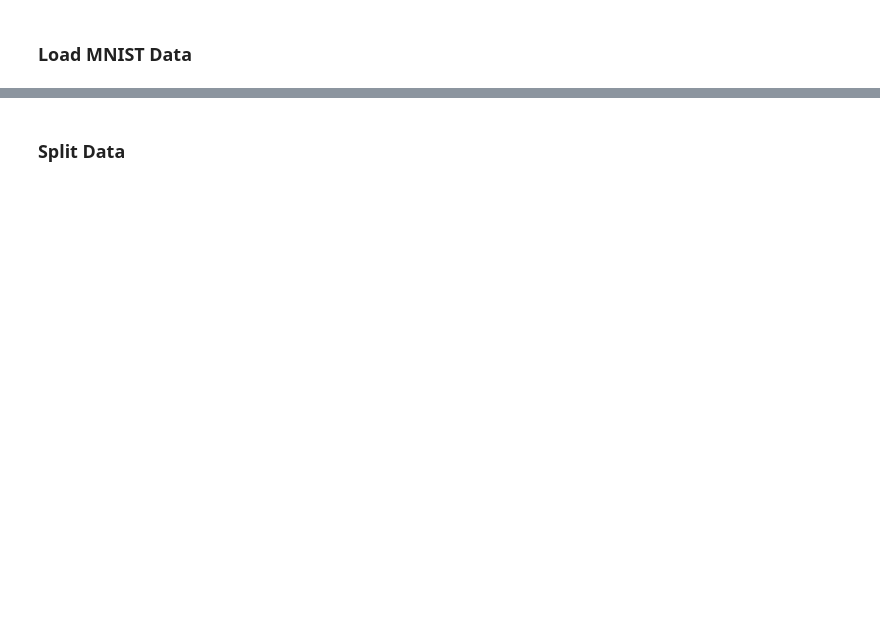
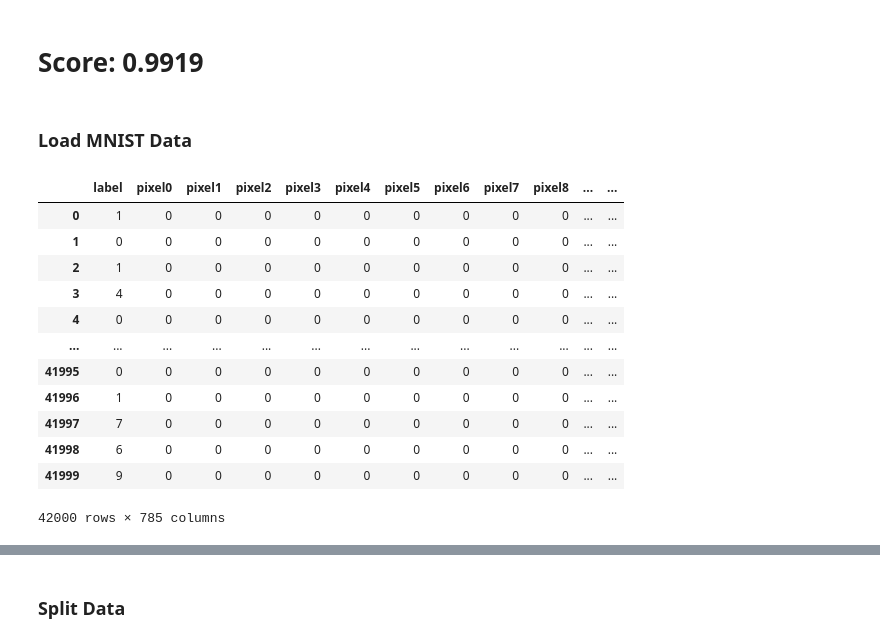
Before and after one commit to Suraj1199/Kaggle_Submissions, a Jupyter notebook: MNIST/MNIST_CNN_with_Grid_Search.ipynb, the cells around one changed output, grey strips where cells are left out. Cells and saved outputs as stored; diff of their text form; code cells hidden in the pictures; blank space fills up the shorter version.

```diff
--- a/MNIST/MNIST_CNN_with_Grid_Search.ipynb
+++ b/MNIST/MNIST_CNN_with_Grid_Search.ipynb
@@ -1,3 +1,5 @@
+# %% [markdown]
+# Score: 0.9919
 # %%
 import numpy as np
 import pandas as pd
@@ -10,2 +11,19 @@ mnist_full
+# %%
+mnist_full = pd.read_csv('/content/drive/MyDrive/train.csv')
+mnist_full
+# %% [output]
+|  | label | pixel0 | pixel1 | pixel2 | pixel3 | pixel4 | pixel5 | pixel6 | pixel7 | pixel8 | ... | ... |
+| 0 | 1 | 0 | 0 | 0 | 0 | 0 | 0 | 0 | 0 | 0 | ... | ... |
+| 1 | 0 | 0 | 0 | 0 | 0 | 0 | 0 | 0 | 0 | 0 | ... | ... |
+| 2 | 1 | 0 | 0 | 0 | 0 | 0 | 0 | 0 | 0 | 0 | ... | ... |
+| 3 | 4 | 0 | 0 | 0 | 0 | 0 | 0 | 0 | 0 | 0 | ... | ... |
+| 4 | 0 | 0 | 0 | 0 | 0 | 0 | 0 | 0 | 0 | 0 | ... | ... |
+| ... | ... | ... | ... | ... | ... | ... | ... | ... | ... | ... | ... | ... |
+| 41995 | 0 | 0 | 0 | 0 | 0 | 0 | 0 | 0 | 0 | 0 | ... | ... |
+| 41996 | 1 | 0 | 0 | 0 | 0 | 0 | 0 | 0 | 0 | 0 | ... | ... |
+| 41997 | 7 | 0 | 0 | 0 | 0 | 0 | 0 | 0 | 0 | 0 | ... | ... |
+| 41998 | 6 | 0 | 0 | 0 | 0 | 0 | 0 | 0 | 0 | 0 | ... | ... |
+| 41999 | 9 | 0 | 0 | 0 | 0 | 0 | 0 | 0 | 0 | 0 | ... | ... |
+42000 rows × 785 columns
 # %%
 mnist_full['label'].value_counts()
```
Also changed, not shown: parts of 24 cells of this notebook.
